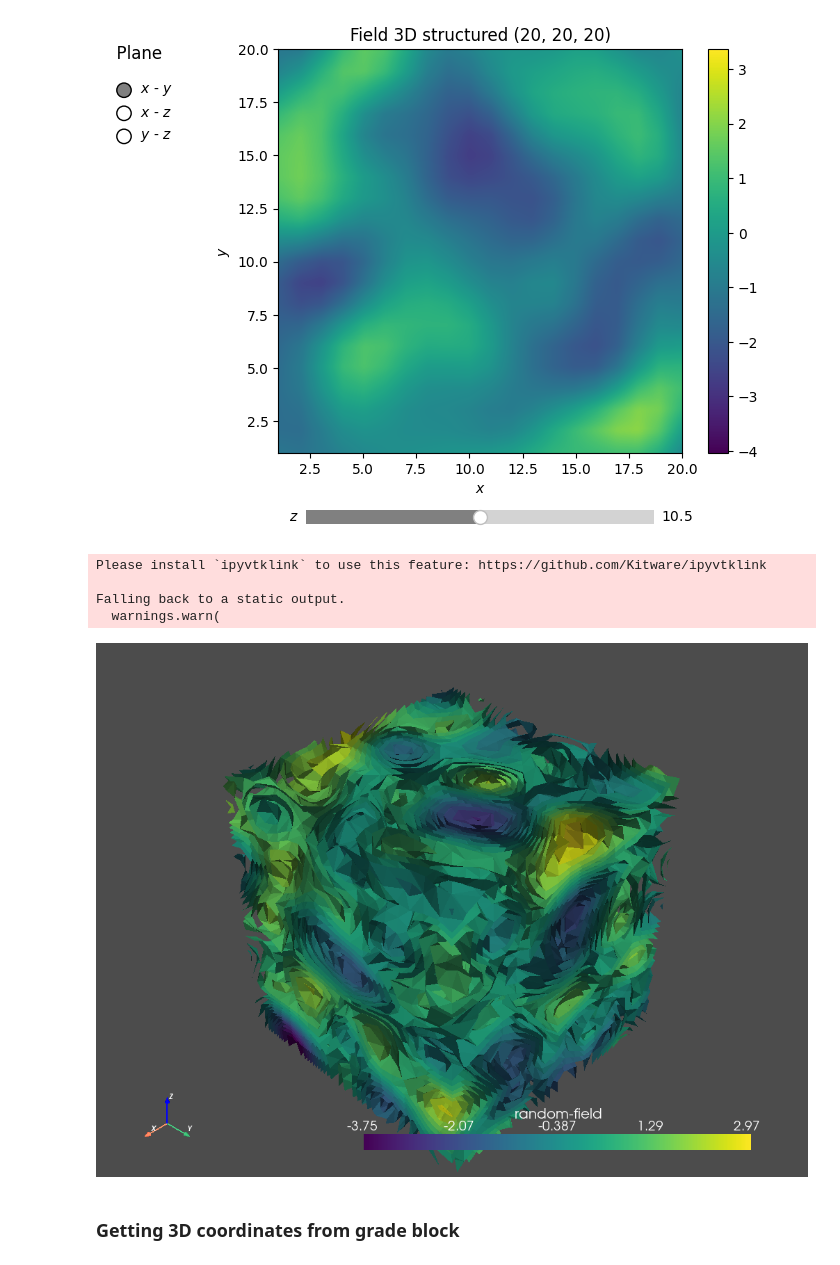
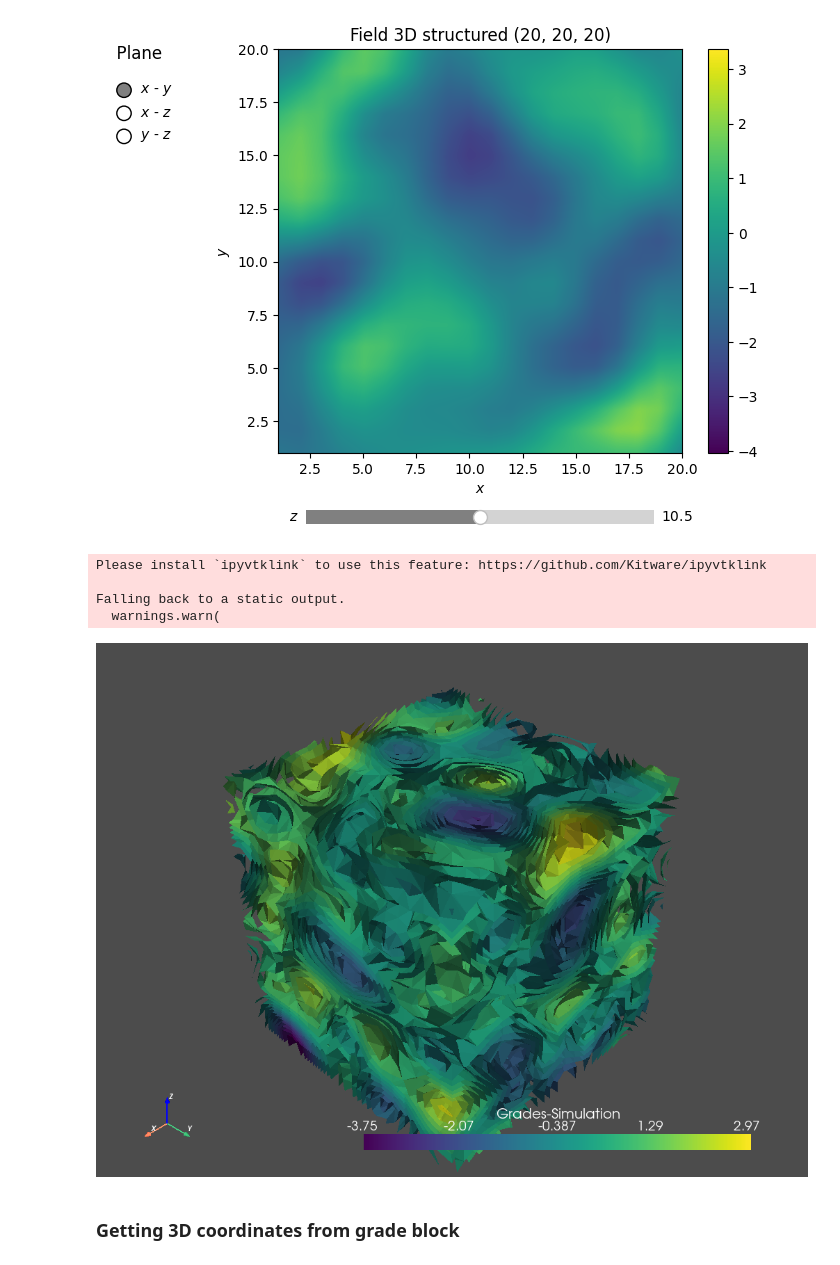
Before and after one commit to Yairama/mining-deposit-simulation, a Jupyter notebook: 01 simulator.ipynb, the cells around one changed output. Drawn from its saved outputs; the diff is of its cells as text; code cells hidden in the pictures.

```diff
--- a/01 simulator.ipynb
+++ b/01 simulator.ipynb
@@ -34,14 +34,14 @@ srf_grades.plot()
 <AxesSubplot:title={'center':'Field 3D structured (20, 20, 20)'}, xlabel='$x$', ylabel='$y$'>
 [figure]
 # %%
-srf_grades.mesh(grid, points="points", name="random-field")
+srf_grades.mesh(grid, points="points", name="Grades-Simulation")
 grid.contour(isosurfaces=20).plot()
 # %% [output]
 Please install `ipyvtklink` to use this feature: https://github.com/Kitware/ipyvtklink
 
 Falling back to a static output.
   warnings.warn(
-[figure, old version]
+[figure, new version]
 # %% [markdown]
 ### Getting 3D coordinates from grade block
 # %%
```
Also changed, not shown: parts of 10 cells of this notebook, 2 other files.
